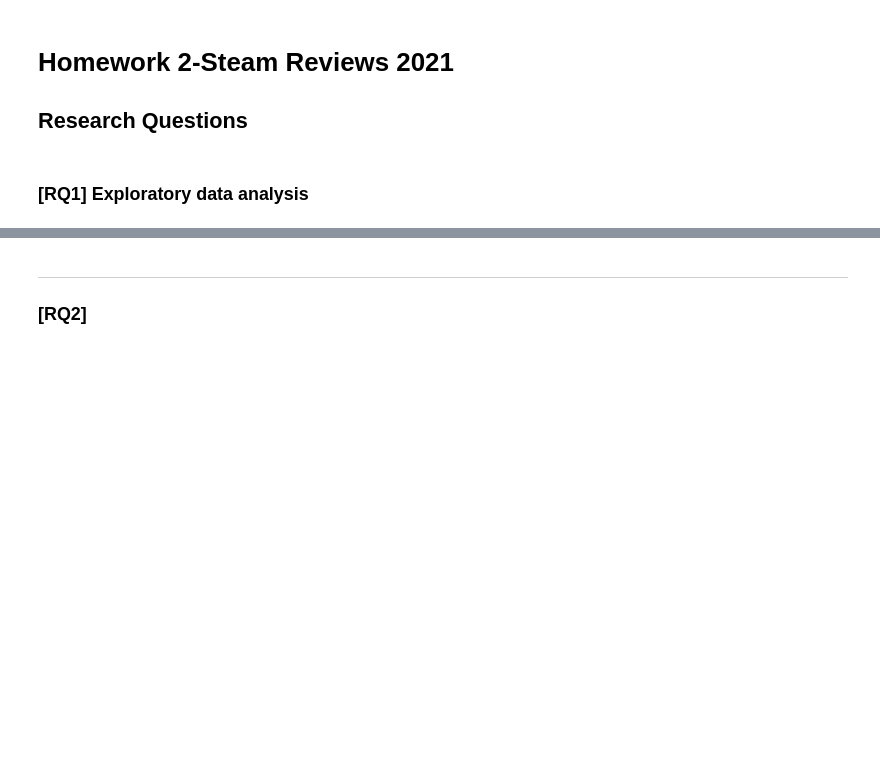
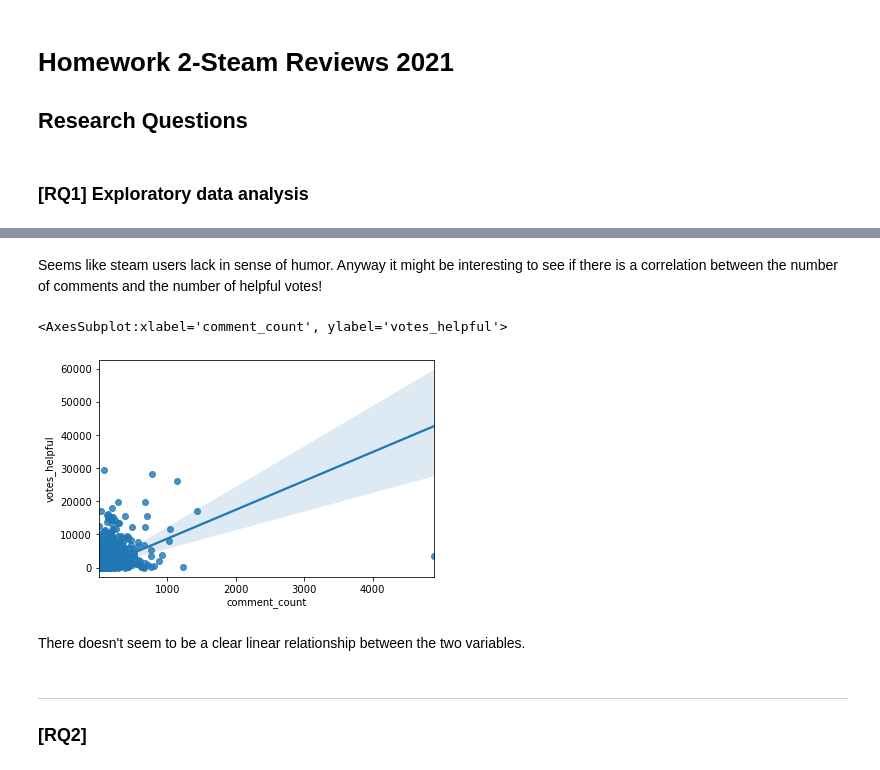
Before and after one commit to cosmin-z/ADM-HW2, a Jupyter notebook: Homework 2.ipynb, the cells around one changed output, grey strips where cells are left out. Saved outputs shown, nothing was run; the diff lists cells and outputs as text; code cells hidden in the pictures; blank space fills up the shorter version.

```diff
--- a/Homework 2.ipynb
+++ b/Homework 2.ipynb
@@ -6,3 +67,16 @@
+# %% [markdown]
+Seems like steam users lack in sense of humor.
+Anyway it might be interesting to see if there is a correlation between the number of comments and the number of helpful votes!
+# %%
+# we only took rows where there was a number of comments higher than zero, then we tried out regplot from the seaborn library
+cc=dataset[dataset['comment_count']>0]
+import seaborn as sns
+sns.regplot(x=cc.comment_count,y=cc.votes_helpful)
+# %% [output]
+<AxesSubplot:xlabel='comment_count', ylabel='votes_helpful'>
+[figure, added]
+# %% [markdown]
+There doesn't seem to be a clear linear relationship between the two variables.
 # %% [markdown]
 ---
 ### [RQ2]
```
Also changed, not shown: parts of 20 cells of this notebook.
